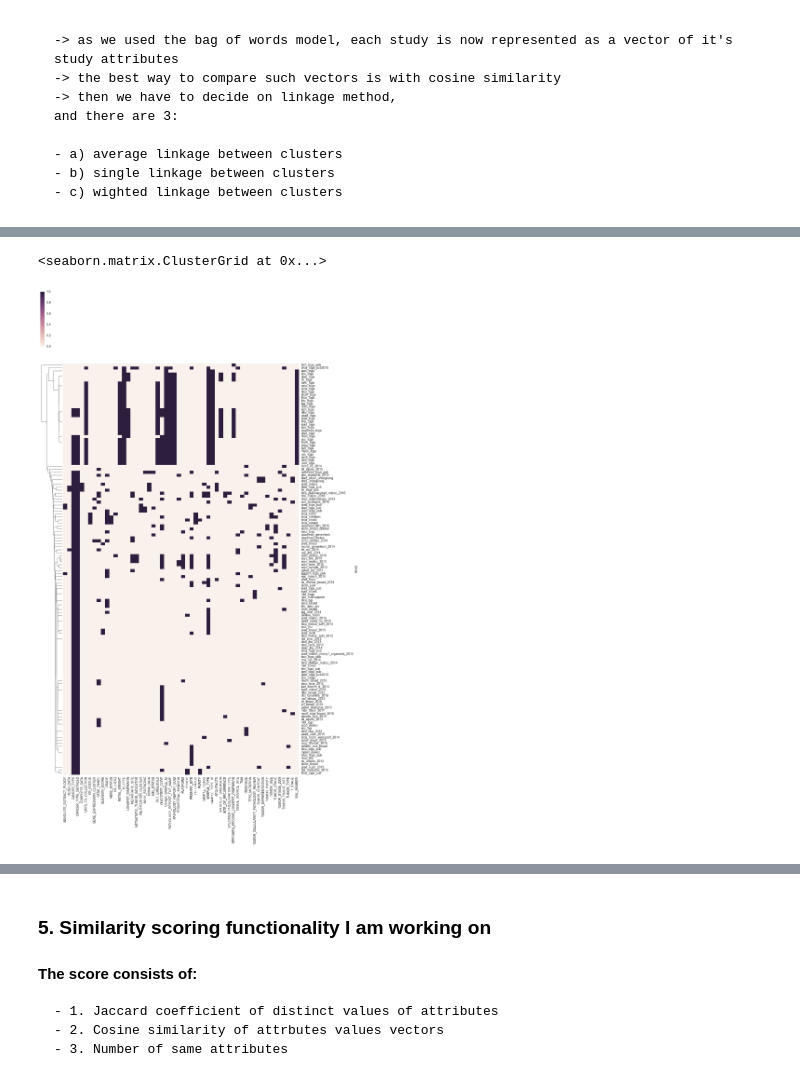
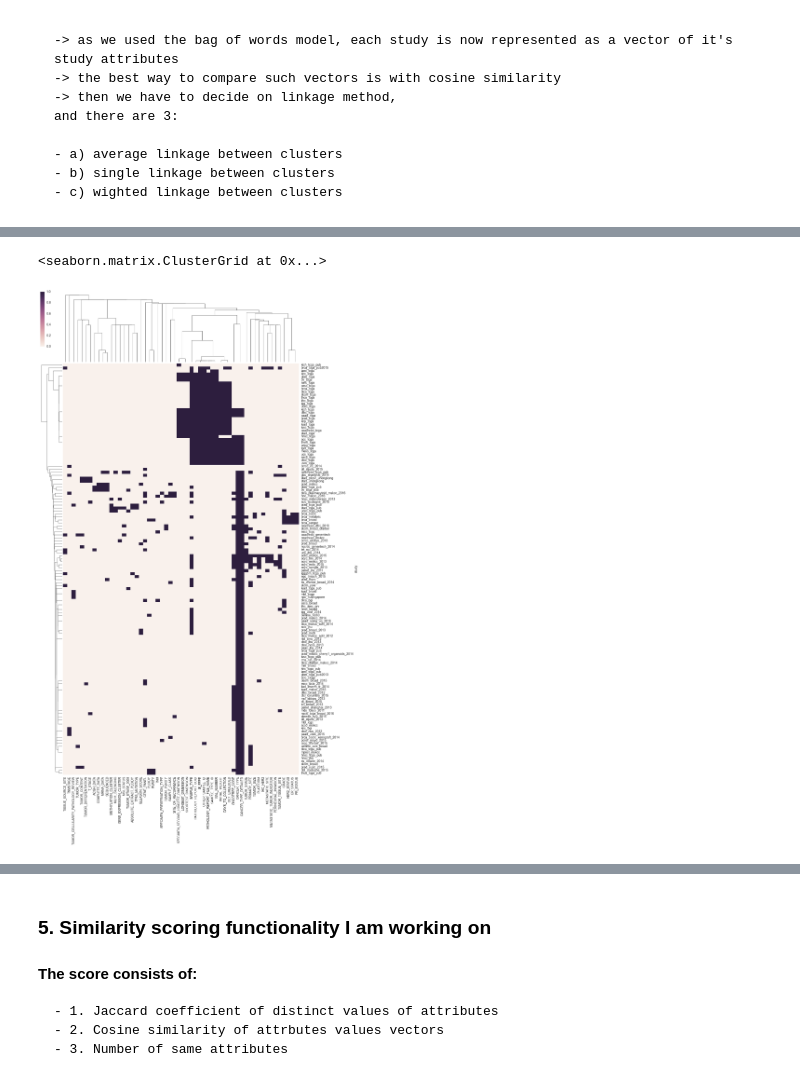
Before and after one commit to dorianbg/cBioPortal-advanced-data-analysis, a Jupyter notebook: cBioPortal_Data_Analysis.ipynb, the cells around one changed output, grey strips where cells are left out. Drawn from its saved outputs; the diff is of its cells as text; code cells hidden in the pictures.

```diff
--- a/cBioPortal_Data_Analysis.ipynb
+++ b/cBioPortal_Data_Analysis.ipynb
@@ -144,6 +144,6 @@ sns.clustermap(df3, method='average', metric = 'cosine', col_cluster=False, figs
 # %%
-sns.clustermap(df3, method='single', metric = 'cosine', col_cluster=False, figsize=(15, 28))
+sns.clustermap(df3, method='single', metric = 'cosine', figsize=(15, 28))
 # %% [output]
 <seaborn.matrix.ClusterGrid at 0x...>
-[figure, old version]
+[figure, new version]
 # %%
```
Also changed, not shown: parts of 2 cells of this notebook.
